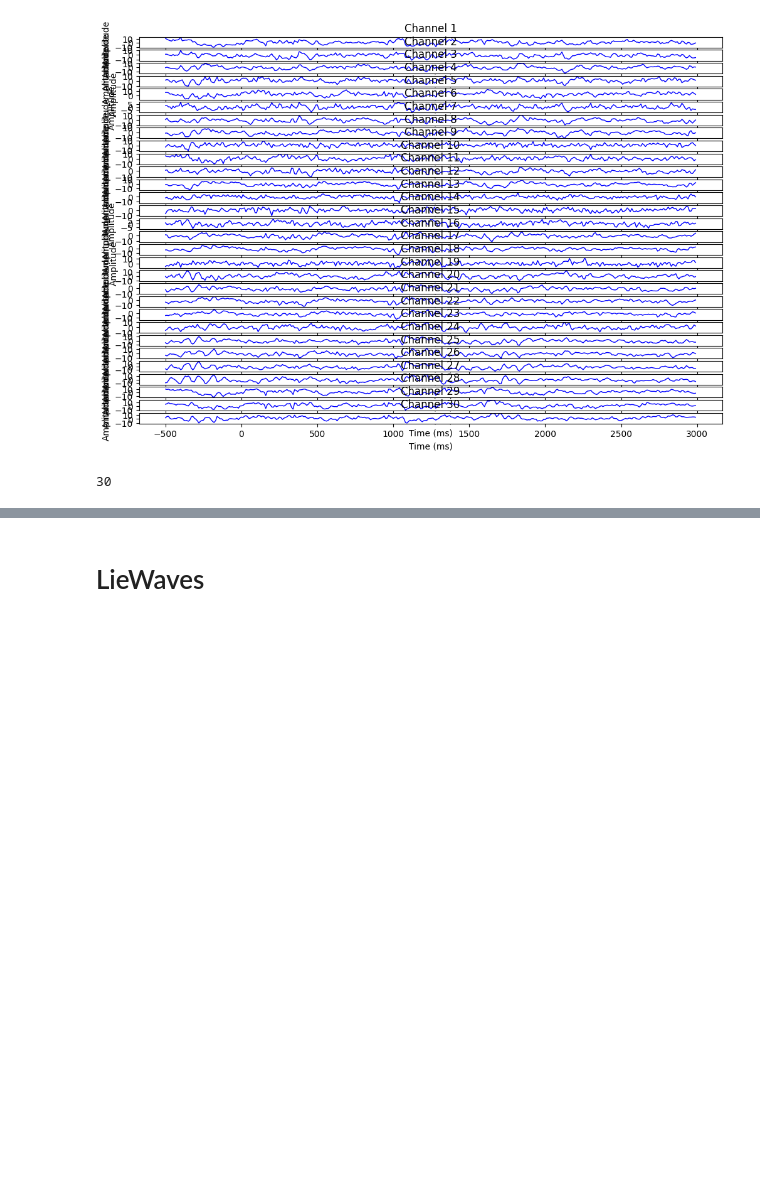
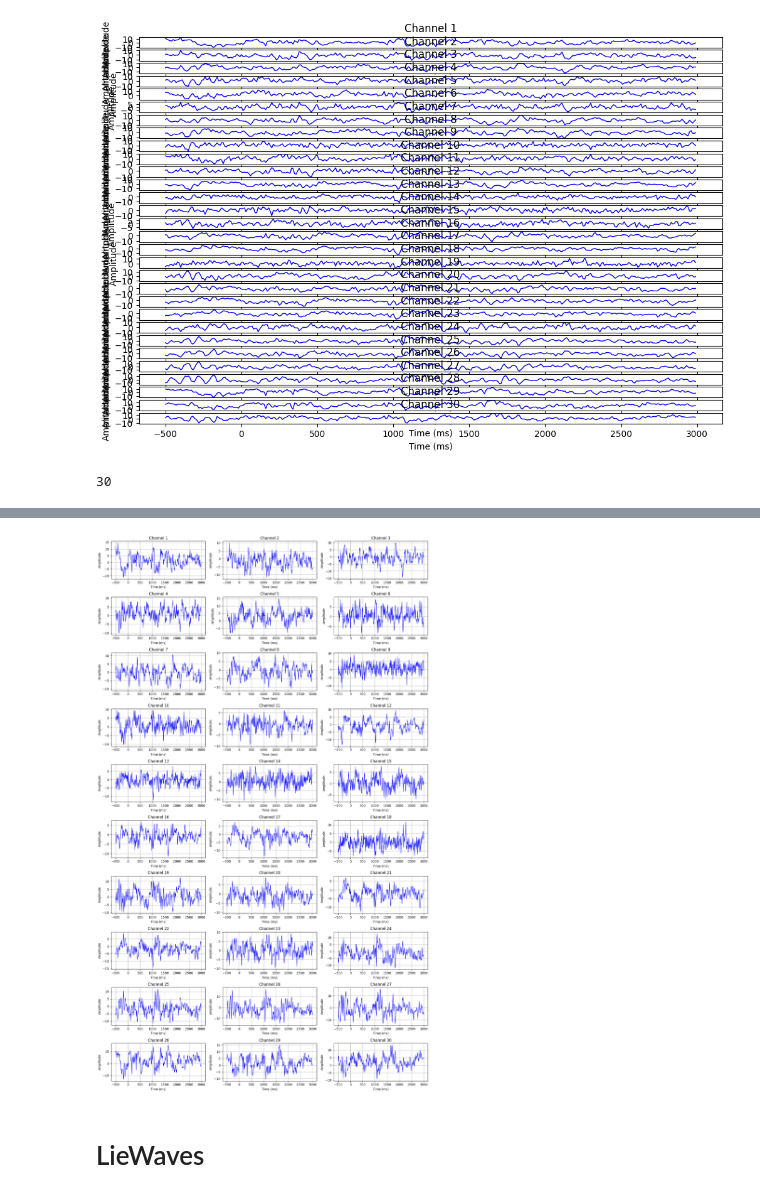
Before and after one commit to eldhosejoseph/thesis, a Jupyter notebook: thesis.ipynb, the cells around one changed output, grey strips where cells are left out. Drawn from its saved outputs; the diff is of its cells as text; code cells hidden in the pictures; blank space fills up the shorter version.

```diff
--- a/thesis.ipynb
+++ b/thesis.ipynb
@@ -525,3 +525,38 @@ plt.show()
+# %%
+import matplotlib.pyplot as plt
+import numpy as np
+
+# Extract EEG data and timestamps
+eeg_data = observer_df.iloc[0][0]
+timestamps = observer_df.iloc[0][1]
+
+# Reshape timestamps to match the shape of EEG data
+timestamps = np.squeeze(timestamps)
+
+# Define the number of rows and columns for subplots
+num_rows = 10
+num_cols = 3
+
+# Create a figure and subplots
+fig, axes = plt.subplots(num_rows, num_cols, figsize=(15, 25))
+
+# Flatten the axes array for easy iteration
+axes = axes.flatten()
+
+# Plot EEG data for each channel
+for i in range(len(axes)):
+    channel_idx = i  # Use i to select the channel for each subplot
+    axes[i].plot(timestamps, eeg_data[:, channel_idx, 0], color='b', linewidth=1)
+    axes[i].set_xlabel('Time (ms)')
+    axes[i].set_ylabel('Amplitude')
+    axes[i].set_title(f'Channel {channel_idx + 1}')
+    axes[i].grid(True)
+
+# Adjust layout and display
+plt.tight_layout()
+plt.show()
+# %% [output]
+[figure, added]
 # %% [markdown]
 # LieWaves
 # %% [markdown]
```
Also changed, not shown: parts of 1 cell of this notebook.
